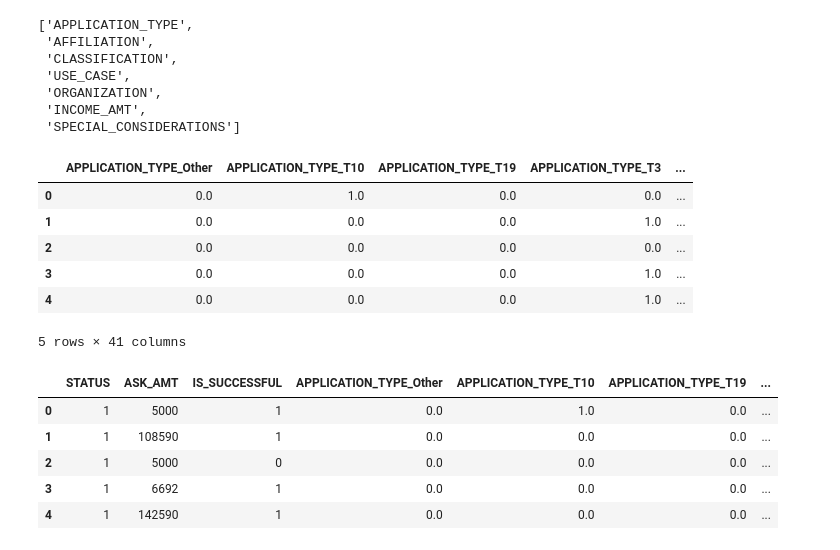
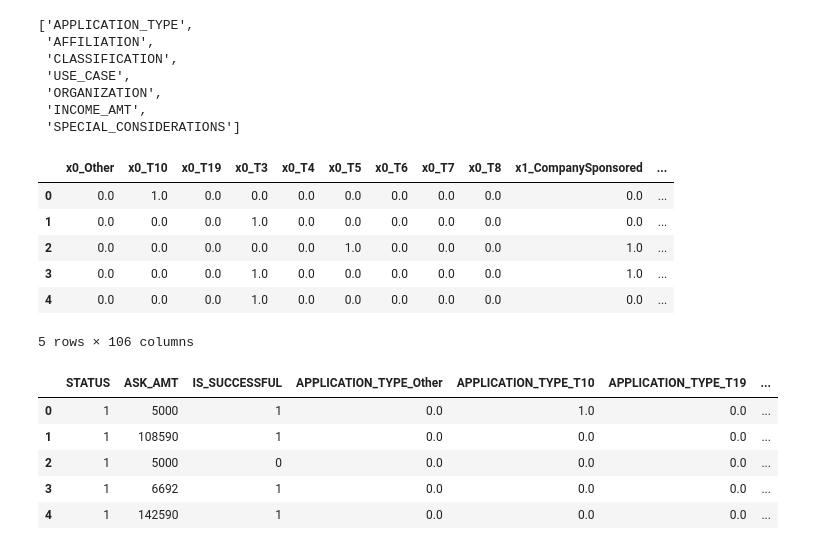
Before and after one commit to SamvsP4K/Neural_Network_Charity_Analysis, a Jupyter notebook: AlphabetSoupCharity.ipynb, the cells around one changed output. Saved outputs shown, nothing was run; the diff lists cells and outputs as text; code cells hidden in the pictures.

Commit message:
OHE used on categorical data

```diff
--- a/AlphabetSoupCharity.ipynb
+++ b/AlphabetSoupCharity.ipynb
@@ -158,21 +158,21 @@ catagorical_variables
 # %%
 # Create a OneHotEncoder instance
 enc = OneHotEncoder(sparse=False)
 
 # Fit and transform the OneHotEncoder using the categorical variable list
-#  YOUR CODE GOES HERE
+encode_df = pd.DataFrame(enc.fit_transform(application_df[catagorical_variables]))
 
 # Add the encoded variable names to the dataframe
-encode_df.columns = enc.get_feature_names(application_cat)
+encode_df.columns = enc.get_feature_names()
 encode_df.head()
 # %% [output]
-|  | APPLICATION_TYPE_Other | APPLICATION_TYPE_T10 | APPLICATION_TYPE_T19 | APPLICATION_TYPE_T3 | ... |
-| 0 | 0.0 | 1.0 | 0.0 | 0.0 | ... |
-| 1 | 0.0 | 0.0 | 0.0 | 1.0 | ... |
-| 2 | 0.0 | 0.0 | 0.0 | 0.0 | ... |
-| 3 | 0.0 | 0.0 | 0.0 | 1.0 | ... |
-| 4 | 0.0 | 0.0 | 0.0 | 1.0 | ... |
+|  | x0_Other | x0_T10 | x0_T19 | x0_T3 | x0_T4 | x0_T5 | x0_T6 | x0_T7 | x0_T8 | x1_CompanySponsored | ... |
+| 0 | 0.0 | 1.0 | 0.0 | 0.0 | 0.0 | 0.0 | 0.0 | 0.0 | 0.0 | 0.0 | ... |
+| 1 | 0.0 | 0.0 | 0.0 | 1.0 | 0.0 | 0.0 | 0.0 | 0.0 | 0.0 | 0.0 | ... |
+| 2 | 0.0 | 0.0 | 0.0 | 0.0 | 0.0 | 1.0 | 0.0 | 0.0 | 0.0 | 1.0 | ... |
+| 3 | 0.0 | 0.0 | 0.0 | 1.0 | 0.0 | 0.0 | 0.0 | 0.0 | 0.0 | 1.0 | ... |
+| 4 | 0.0 | 0.0 | 0.0 | 1.0 | 0.0 | 0.0 | 0.0 | 0.0 | 0.0 | 0.0 | ... |
-5 rows × 41 columns
+5 rows × 106 columns
 # %%
 # Merge one-hot encoded features and drop the originals
 #  YOUR CODE GOES HERE
```
